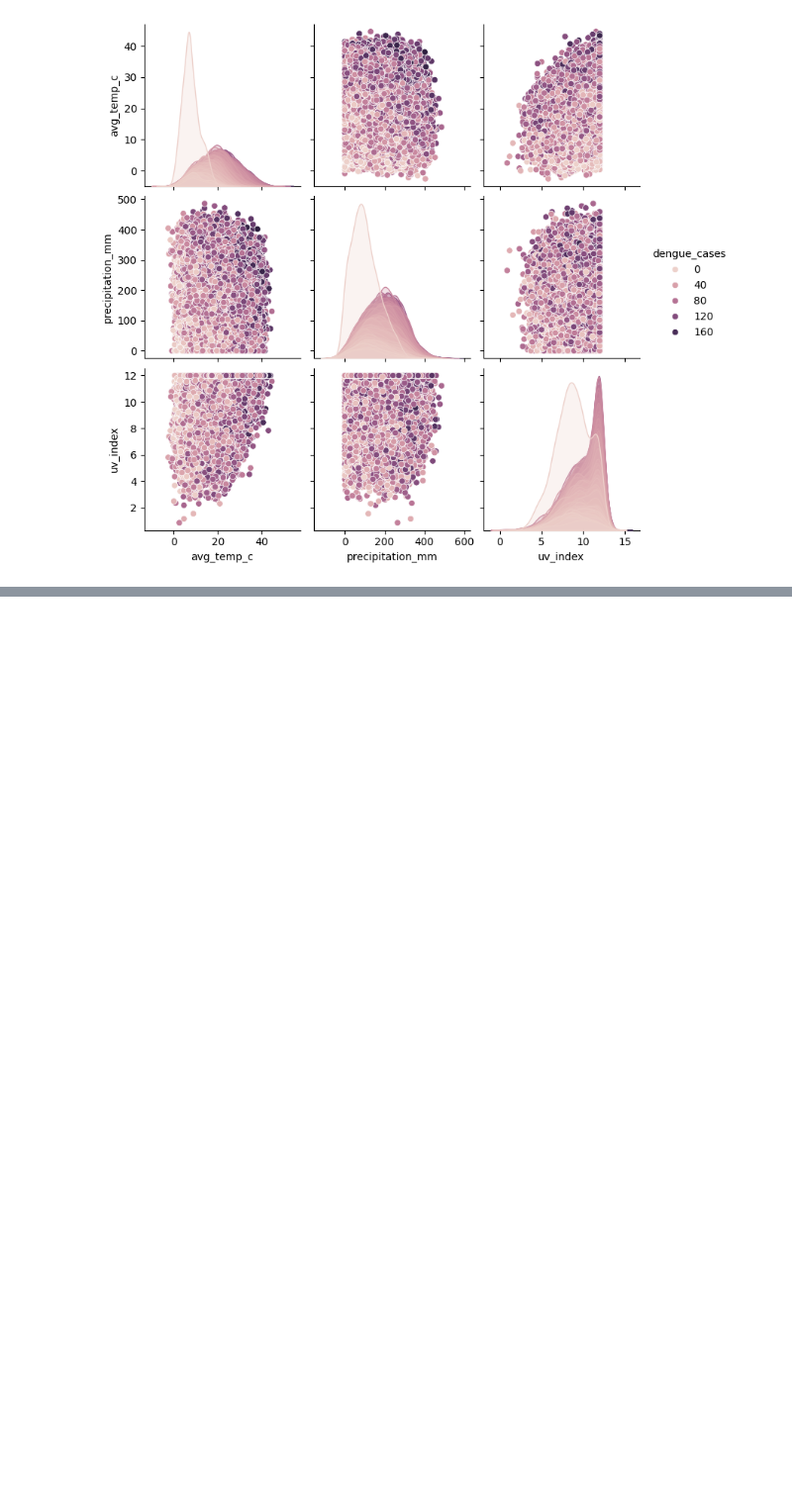
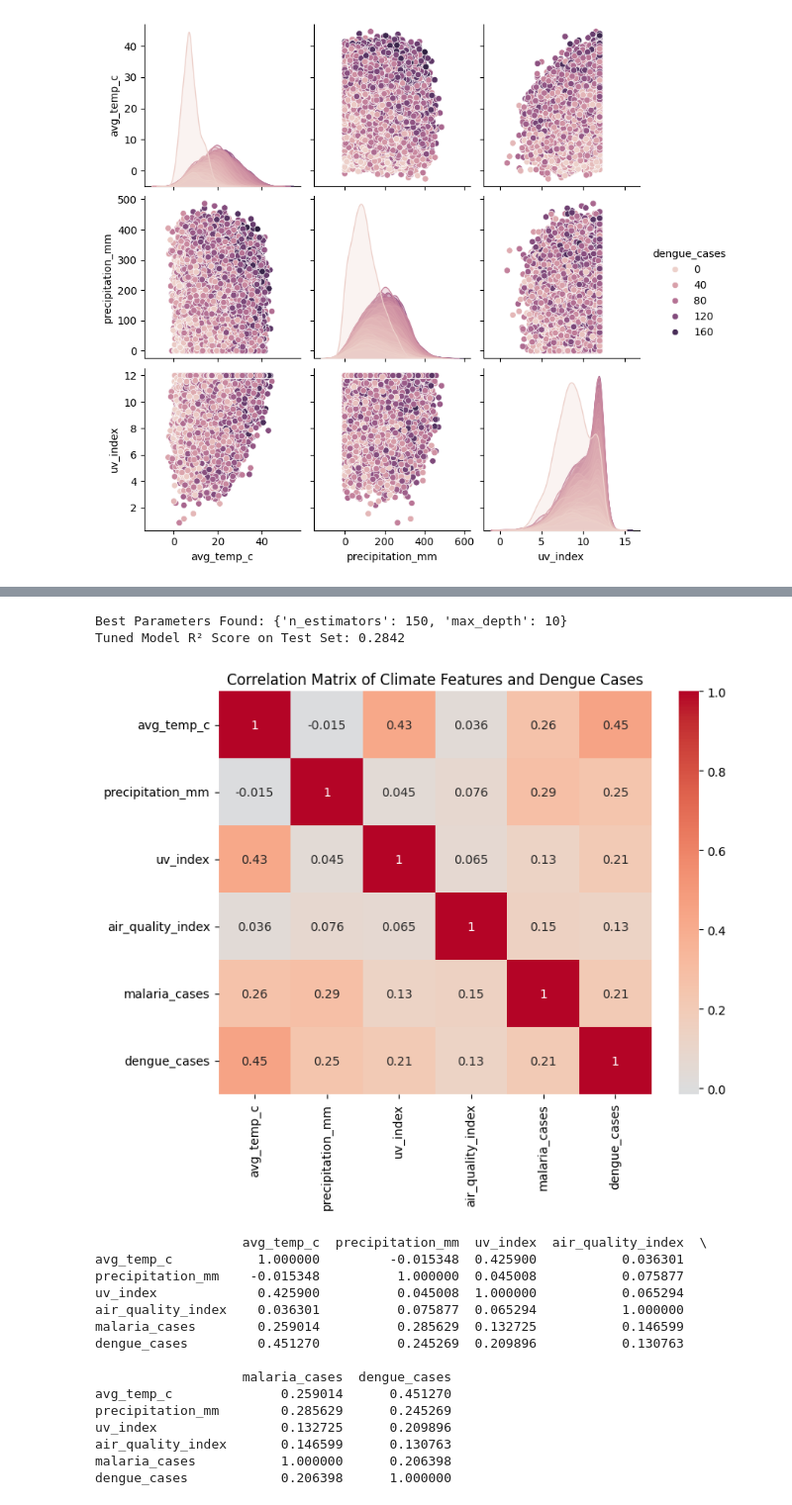
Before and after one commit to Seemant-10/Climate-Driven-Disease-Outbreak-Prediction, a Jupyter notebook: sourceCodeFiles/main.ipynb, the cells around one changed output, grey strips where cells are left out. Shown at 99% size. Cells and saved outputs as stored; diff of their text form; code cells hidden in the pictures; blank space fills up the shorter version.

```diff
--- a/sourceCodeFiles/main.ipynb
+++ b/sourceCodeFiles/main.ipynb
@@ -184,0 +200,60 @@ X_test
+# %%
+# Hyperparameter Tuning and optimization
+param_grid = {
+    'n_estimators': [100, 150],
+    'max_depth': [None, 10],
+}
+
+# Set up RandomizedSearchCV with parallel processing
+random_search = RandomizedSearchCV(
+    RandomForestRegressor(random_state=42),
+    param_distributions=param_grid,
+    n_iter=4,
+    cv=5,
+    scoring='r2',
+    n_jobs=-1,
+    random_state=42
+)
+
+random_search.fit(X_train, y_train)
+
+# Get the best model
+best_rf = random_search.best_estimator_
+
+print(f"Best Parameters Found: {random_search.best_params_}")
+
+# Evaluate the tuned model on test set
+y_pred_tuned = best_rf.predict(X_test)
+
+print(f"Tuned Model R² Score on Test Set: {r2_score(y_test, y_pred_tuned):.4f}")
+# %% [output]
+Best Parameters Found: {'n_estimators': 150, 'max_depth': 10}
+Tuned Model R² Score on Test Set: 0.2842
+# %%
+# Corelation Matrix ( with encoded variables)
+num_cols = ['avg_temp_c', 'precipitation_mm', 'uv_index', 'air_quality_index', 'malaria_cases']
+corr_matrix = df[num_cols + ['dengue_cases']].corr()
+
+plt.figure(figsize=(8,6))
+sns.heatmap(corr_matrix, annot=True, cmap='coolwarm', vmax=1, center=0)
+plt.title("Correlation Matrix of Climate Features and Dengue Cases")
+plt.show()
+
+print(corr_matrix)
+# %% [output]
+[figure, added]
+                   avg_temp_c  precipitation_mm  uv_index  air_quality_index  \
+avg_temp_c           1.000000         -0.015348  0.425900           0.036301
+precipitation_mm    -0.015348          1.000000  0.045008           0.075877
+uv_index             0.425900          0.045008  1.000000           0.065294
+air_quality_index    0.036301          0.075877  0.065294           1.000000
+malaria_cases        0.259014          0.285629  0.132725           0.146599
+dengue_cases         0.451270          0.245269  0.209896           0.130763
+
+                   malaria_cases  dengue_cases
+avg_temp_c              0.259014      0.451270
+precipitation_mm        0.285629      0.245269
+uv_index                0.132725      0.209896
+air_quality_index       0.146599      0.130763
+malaria_cases           1.000000      0.206398
+dengue_cases            0.206398      1.000000
```
Also changed, not shown: parts of 5 cells of this notebook, 3 other files.
